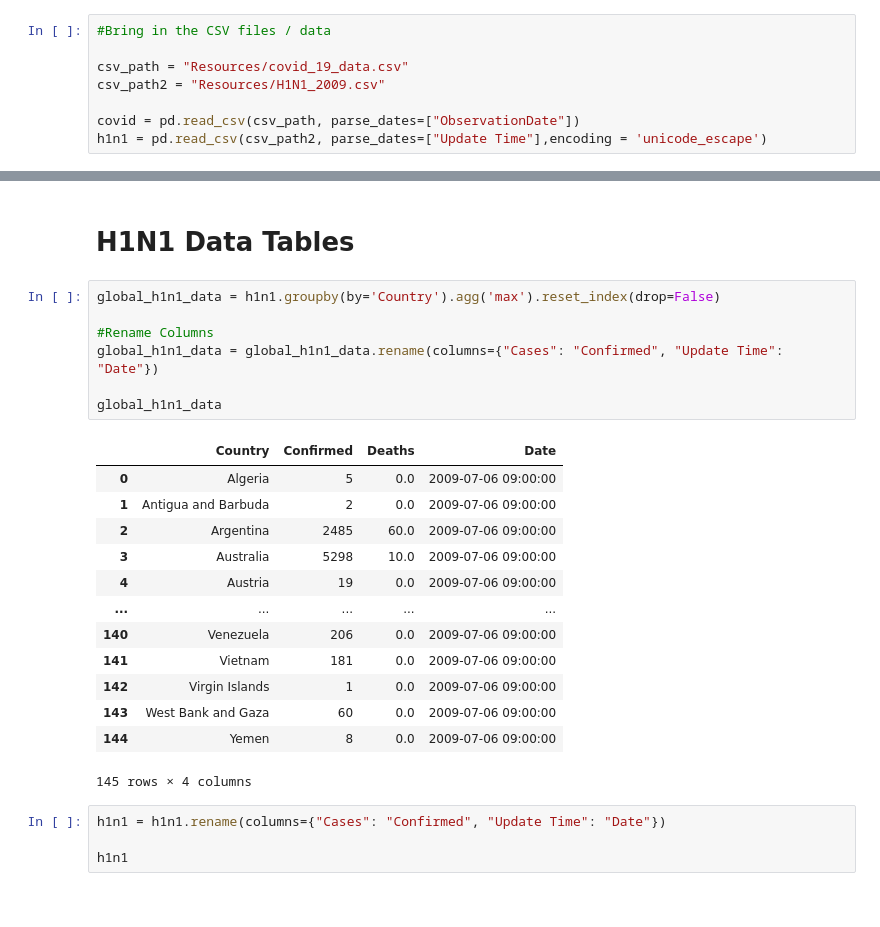
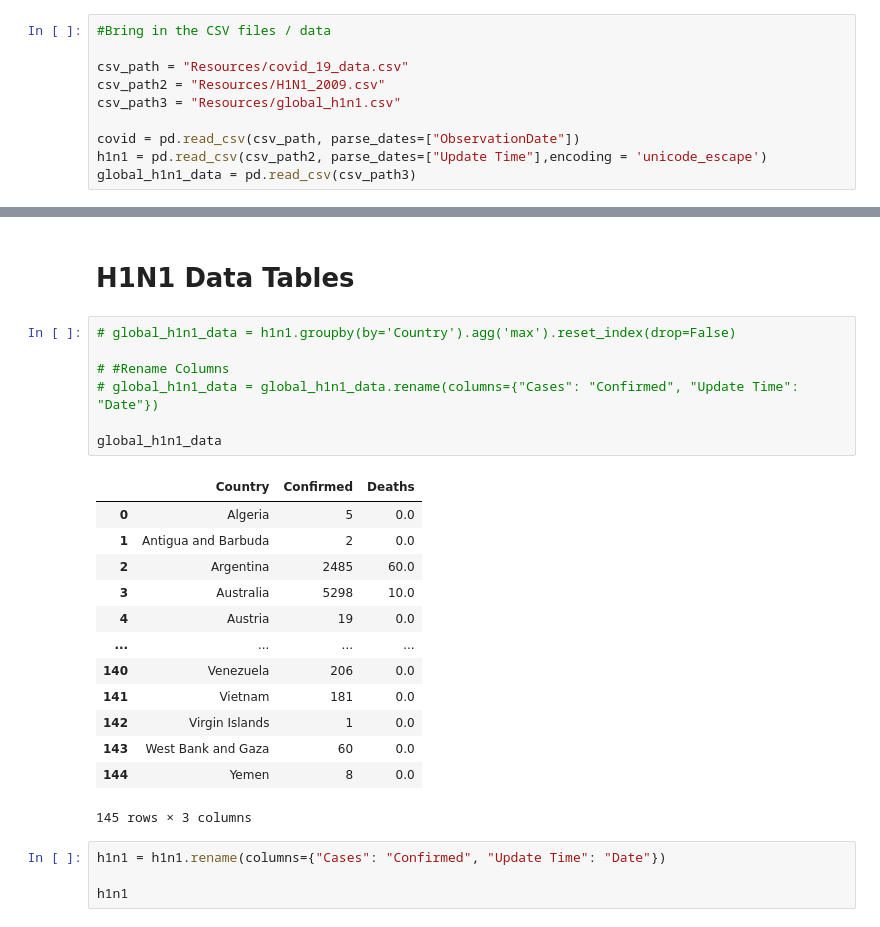
Before and after one commit to miladdavoodi9/Global_COVID-19_Analysis, a Jupyter notebook: ETL.ipynb, the cells around one changed output, grey strips where cells are left out. Drawn from its saved outputs; the diff is of its cells as text.

```diff
--- a/ETL.ipynb
+++ b/ETL.ipynb
@@ -16,9 +16,11 @@ from sqlalchemy import Column, Integer, String, Float
 
 csv_path = "Resources/covid_19_data.csv"
 csv_path2 = "Resources/H1N1_2009.csv"
+csv_path3 = "Resources/global_h1n1.csv"
 
 covid = pd.read_csv(csv_path, parse_dates=["ObservationDate"])
 h1n1 = pd.read_csv(csv_path2, parse_dates=["Update Time"],encoding = 'unicode_escape')
+global_h1n1_data = pd.read_csv(csv_path3)
 # %%
 covid
 h1n1
@@ -161,26 +164,26 @@ global_covid_data
 # %% [markdown]
 # H1N1 Data Tables
 # %%
-global_h1n1_data = h1n1.groupby(by='Country').agg('max').reset_index(drop=False)
+# global_h1n1_data = h1n1.groupby(by='Country').agg('max').reset_index(drop=False)
 
-#Rename Columns
-global_h1n1_data = global_h1n1_data.rename(columns={"Cases": "Confirmed", "Update Time": "Date"})
+# #Rename Columns
+# global_h1n1_data = global_h1n1_data.rename(columns={"Cases": "Confirmed", "Update Time": "Date"})
 
 global_h1n1_data
 # %% [output]
-|  | Country | Confirmed | Deaths | Date |
-| 0 | Algeria | 5 | 0.0 | 2009-07-06 09:00:00 |
-| 1 | Antigua and Barbuda | 2 | 0.0 | 2009-07-06 09:00:00 |
-| 2 | Argentina | 2485 | 60.0 | 2009-07-06 09:00:00 |
-| 3 | Australia | 5298 | 10.0 | 2009-07-06 09:00:00 |
-| 4 | Austria | 19 | 0.0 | 2009-07-06 09:00:00 |
-| ... | ... | ... | ... | ... |
-| 140 | Venezuela | 206 | 0.0 | 2009-07-06 09:00:00 |
-| 141 | Vietnam | 181 | 0.0 | 2009-07-06 09:00:00 |
-| 142 | Virgin Islands | 1 | 0.0 | 2009-07-06 09:00:00 |
-| 143 | West Bank and Gaza | 60 | 0.0 | 2009-07-06 09:00:00 |
-| 144 | Yemen | 8 | 0.0 | 2009-07-06 09:00:00 |
+|  | Country | Confirmed | Deaths |
+| 0 | Algeria | 5 | 0.0 |
+| 1 | Antigua and Barbuda | 2 | 0.0 |
+| 2 | Argentina | 2485 | 60.0 |
+| 3 | Australia | 5298 | 10.0 |
+| 4 | Austria | 19 | 0.0 |
+| ... | ... | ... | ... |
+| 140 | Venezuela | 206 | 0.0 |
+| 141 | Vietnam | 181 | 0.0 |
+| 142 | Virgin Islands | 1 | 0.0 |
+| 143 | West Bank and Gaza | 60 | 0.0 |
+| 144 | Yemen | 8 | 0.0 |
-145 rows × 4 columns
+145 rows × 3 columns
 # %%
 h1n1 = h1n1.rename(columns={"Cases": "Confirmed", "Update Time": "Date"})
 
```
Also changed, not shown: parts of 7 cells of this notebook, 3 other files.
